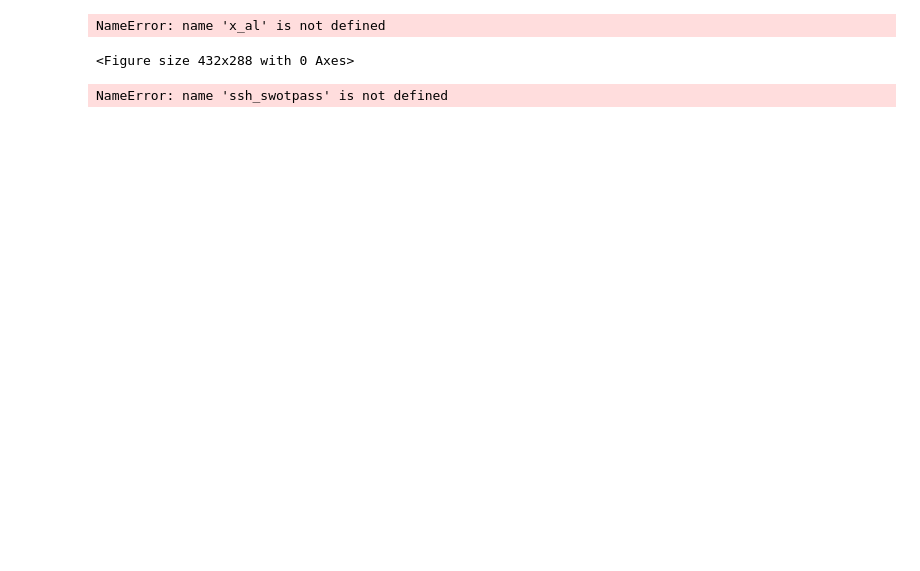
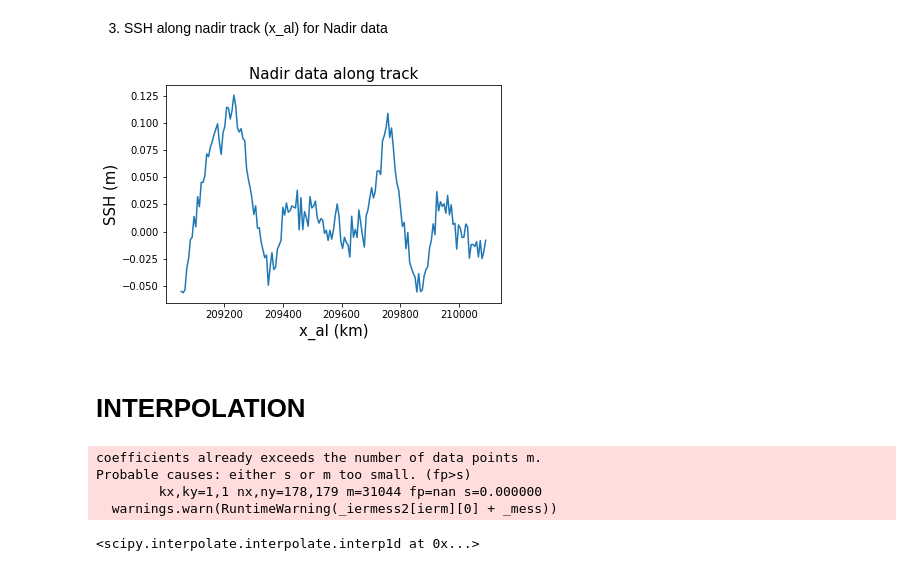
Before and after one commit to gabinthomas/swot2nadir, a Jupyter notebook: SWOT data on nadir path.ipynb, the cells around one changed output. Cells and saved outputs as stored; diff of their text form; code cells hidden in the pictures; blank space fills up the shorter version.

```diff
--- a/SWOT data on nadir path.ipynb
+++ b/SWOT data on nadir path.ipynb
@@ -78,15 +99,31 @@ AttributeError: type object 'netCDF4._netCDF4._MemBuf' has no attribute '__reduc
+# %% [markdown]
+3. SSH along nadir track (x_al) for Nadir data
 # %%
-### SSH vs Nadir along track (x_al) for Nadir data
+### SSH(m) vs Nadir along track (x_al) for Nadir data
 plt.figure()
-#plt.scatter(lon_swotpass, lat_swotpass, c=ssh_swotpass, s=15)
 plt.plot(x_al,ssh_nadir)
-plt.ylabel('SSH (m)')
-plt.xlabel('x_al (km)')
+plt.ylabel('SSH (m)',fontsize=15)
+plt.xlabel('x_al (km)',fontsize=15)
 plt.title('Nadir data along track', fontsize=15)
-#cb = plt.colorbar()
-#cb.ax.tick_params(labelsize=15)
+plt.show()
 # %% [output]
-NameError: name 'x_al' is not defined
-<Figure size 432x288 with 0 Axes>
+[figure, added]
+# %% [markdown]
+# INTERPOLATION
+# %%
+#%%
+## To interpolate SWOT data into the Nadir line
+#interp = interp1d(ssh_nadir,ssh_nadir_truth, kind='linear', fill_value='extrapolate') #
+linear_interp = interp2d(lon_swotpass,lat_swotpass,ssh_swotpass, kind='linear', fill_value='extrapolate')
+
+# But what is needed a protion of nadir ssh that cut swot ssh
+####Another way
+#grid_x, grid_y = np.mgrid[0:100:100j, 0:100:200j]
+#grid_z0 = griddata(ssh_swotpass, ssh_nadir, (grid_x, grid_y), method='linear')
+# %% [output]
+coefficients already exceeds the number of data points m.
+Probable causes: either s or m too small. (fp>s)
+        kx,ky=1,1 nx,ny=178,179 m=31044 fp=nan s=0.000000
+  warnings.warn(RuntimeWarning(_iermess2[ierm][0] + _mess))
 # %%
 ### select SSH data along the track (x_al)
@@ -98,14 +136,7 @@ def SWOT_along_x_al (lon_nadirpass,lat_nadirpass,lon_swotpass,lat_swotpass,ssh_s
                 if lon_nadirpass[k]==lon_swotpass[i,j] and lat_nadirpass[k]==lat_swotpass[i,j]:
                     ssh_swotxal[k]=ssh_swotpass[i,j]
     return (ssh_swotxal)
-# %%
-#%%
-## To interpolate SWOT data into the Nadir line
-linear_interp = interp1d(ssh_swotpass,ssh_nadir_truth, kind='cubic') #
-#linear_interp = interp2d(lon_swotpass,ssh_swotpass,ssh_nadir, kind='cubic')
-#%%
-####Another way
-grid_x, grid_y = np.mgrid[0:100:100j, 0:100:200j]
-grid_z0 = griddata(ssh_swotpass, ssh_nadir, (grid_x, grid_y), method='linear')
-# %% [output]
-NameError: name 'ssh_swotpass' is not defined
+# %%
+interp
+# %% [output]
+<scipy.interpolate.interpolate.interp1d at 0x...>
```
Also changed, not shown: parts of 10 cells of this notebook.
